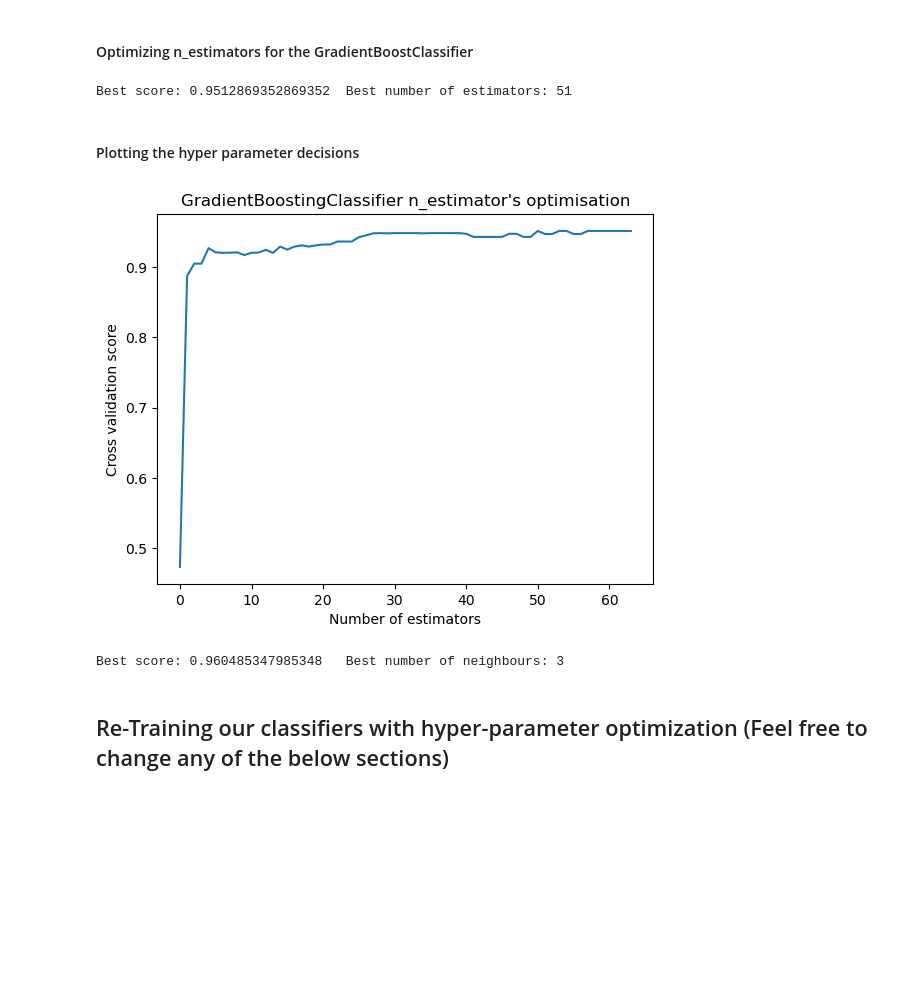
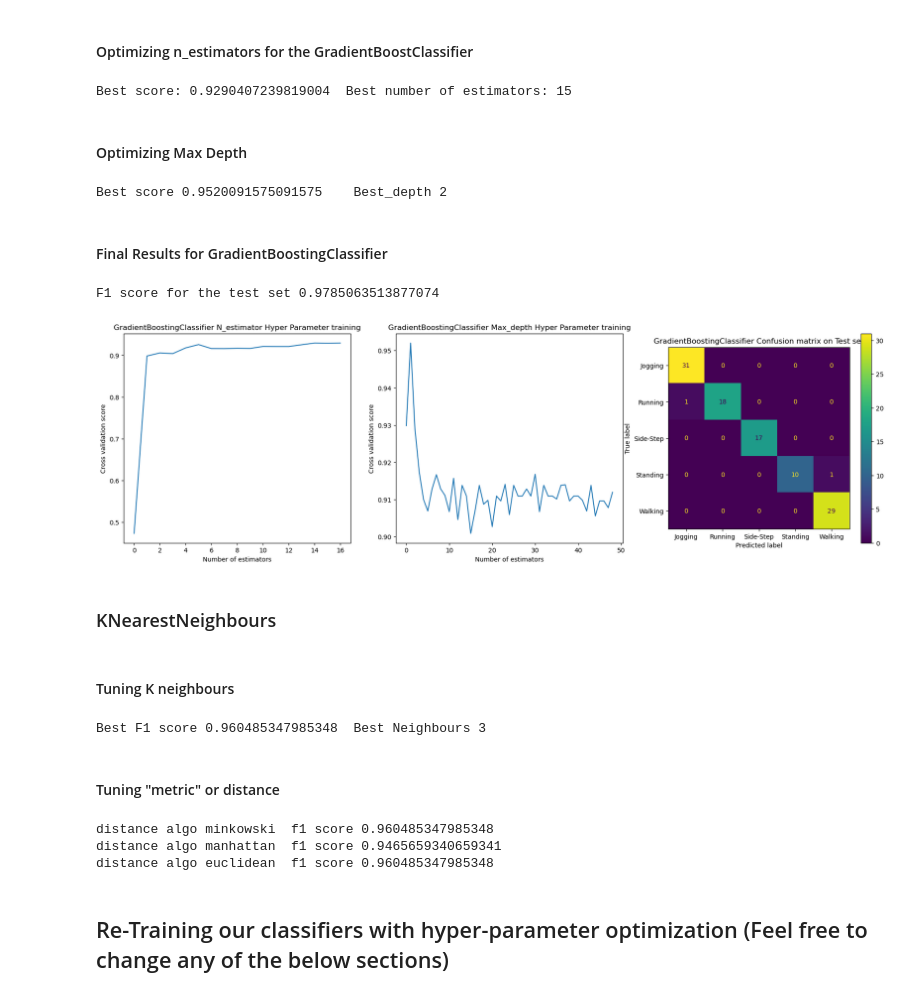
Before and after one commit to Mokoto-K/COSC102-assignment-3, a Jupyter notebook: assignment-3-Remake.ipynb, the cells around one changed output. Cells and saved outputs as stored; diff of their text form; code cells hidden in the pictures; blank space fills up the shorter version.

```diff
--- a/assignment-3-Remake.ipynb
+++ b/assignment-3-Remake.ipynb
@@ -946,24 +1000,40 @@ the scores for the first 25 odd rounds of testing, very quicly it gets over 90%
 #### Optimizing n_estimators for the GradientBoostClassifier
 # %%
 gbc = GradientBoostingClassifier
-best_estimator, cv_scores = optimise_estimators(gbc, number_of_estimators, X_train, y_train)
-gbc_trained = GradientBoostingClassifier(n_estimators = best_estimator)
+gbc_best_estimator, estimator_scores = optimise_estimators(gbc, number_of_estimators, X_train, y_train)
 # %% [output]
-Best score: 0.9512869352869352  Best number of estimators: 51
+Best score: 0.9290407239819004  Best number of estimators: 15
-# %% [markdown]
-#### Plotting the hyper parameter decisions
-# %%
-plt.plot(np.arange(0, len(cv_scores)), cv_scores)
-plt.xlabel("Number of estimators")
-plt.ylabel("Cross validation score")
-plt.title("GradientBoostingClassifier n_estimator's optimisation")
-plt.show()
-# %% [output]
-[figure, removed]
+# %% [markdown]
+#### Optimizing Max Depth
+# %%
+depths = 50
+gbc_best_depth, gbc_depth_scores = optimize_depth(gbc, gbc_best_estimator, depths, X_train, y_train)
+# %% [output]
+Best score 0.9520091575091575    Best_depth 2
+# %% [markdown]
+#### Final Results for GradientBoostingClassifier
+# %%
+gbc_trained = GradientBoostingClassifier(n_estimators = gbc_best_estimator, max_depth = gbc_best_depth).fit(X_train, y_train)
+
+f1 = f1_score(y_test, y_pred, average = "macro")
+y_pred = gbc_trained.predict(X_test)
+print(f"F1 score for the test set {f1}")
+
+plot_tuning("GradientBoostingClassifier", estimator_scores, gbc_depth_scores, (y_test, y_pred))
+# %% [output]
+F1 score for the test set 0.9785063513877074
+[figure, added]
+# %% [markdown]
+### KNearestNeighbours
+# %% [markdown]
+#### Tuning K neighbours
 # %%
 best_neighbour = 0
 best_f1 = 0
 cv_scores = []
+
+stop = 0
+stoplim = 5
 
 for neighbour in range(1,50):
     knn = KNeighborsClassifier(n_neighbors=neighbour)
@@ -974,10 +1044,29 @@ for neighbour in range(1,50):
     if f1 > best_f1:
         best_f1 = f1
         best_neighbour = neighbour
-print(f"Best score: {best_f1}\tBest number of neighbours: {best_neighbour}")
-knn_trained = KNeighborsClassifier(n_neighbors=best_neighbour)
+    else:
+        stop += 1
+        if stop == stoplim:
+            break
+
+print(f"Best F1 score {best_f1}\t Best Neighbours {best_neighbour}")
+# plot_tuning("KNearest Neighbours Classifier", cv_scores)
 # %% [output]
-Best score: 0.960485347985348   Best number of neighbours: 3
+Best F1 score 0.960485347985348  Best Neighbours 3
+# %% [markdown]
+#### Tuning "metric" or distance
+# %%
+distance_choices = ['minkowski', 'manhattan', 'euclidean']
+
+for dist in distance_choices:
+    knn = KNeighborsClassifier(n_neighbors= best_neighbour, metric= dist)
+    f1 = cross_val_score(knn, X_train, y_train, cv = 10, scoring = "f1_macro").mean()
+
+    print(f"distance algo {dist}\t f1 score {f1}")
+# %% [output]
+distance algo minkowski  f1 score 0.960485347985348
+distance algo manhattan  f1 score 0.9465659340659341
+distance algo euclidean  f1 score 0.960485347985348
 # %% [markdown]
 ## Re-Training our classifiers with hyper-parameter optimization (Feel free to change any of the below sections)
 # %% [markdown]
```
Also changed, not shown: parts of 12 cells of this notebook.
